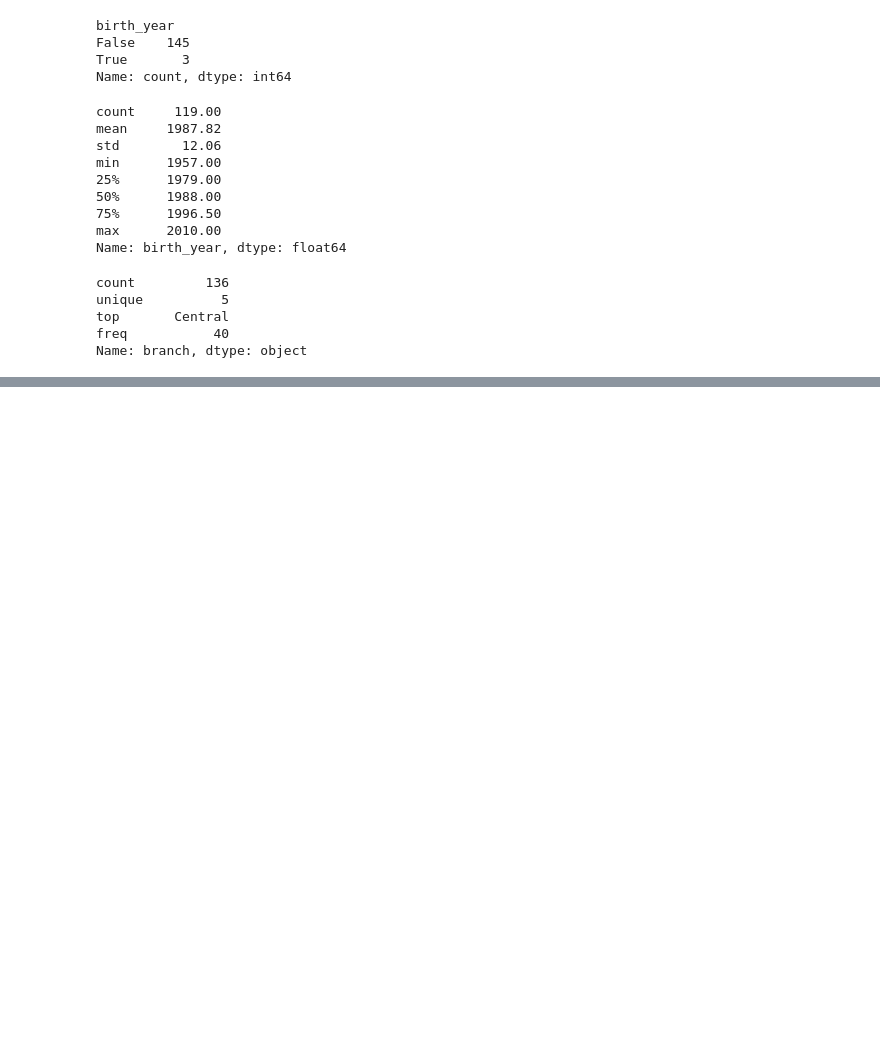
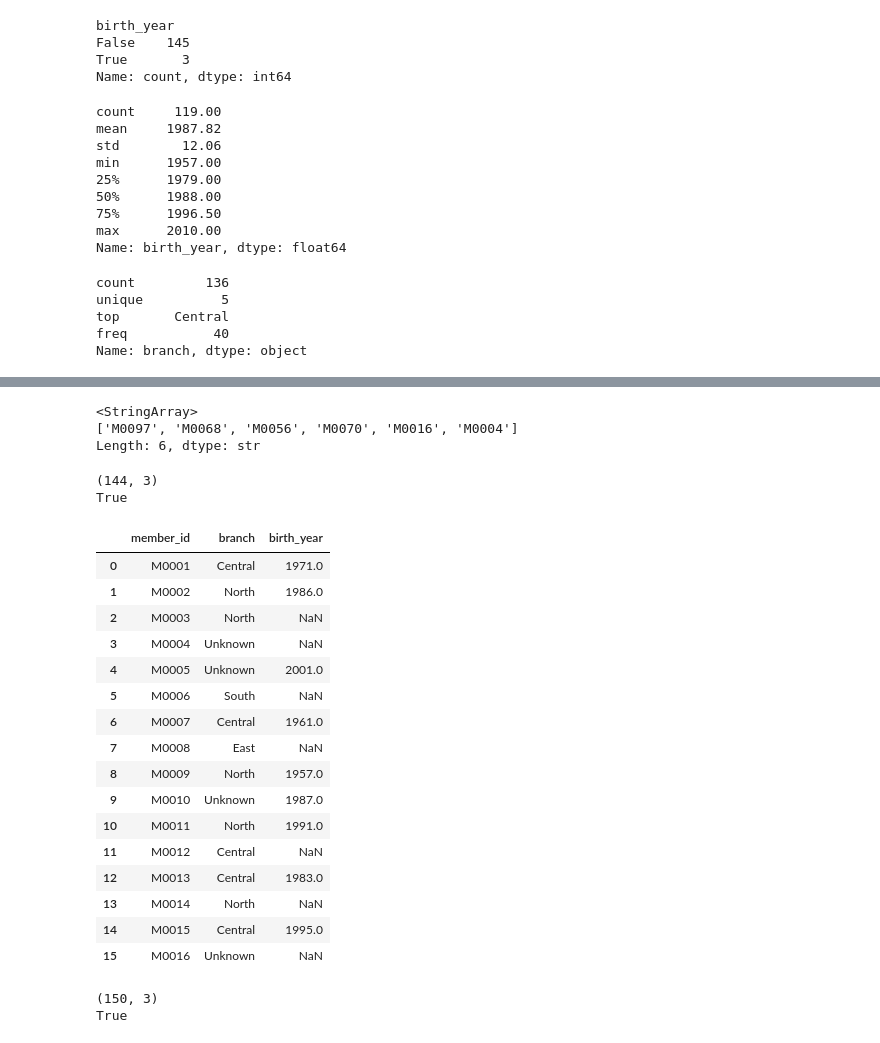
Before and after one commit to ChrisLofgreen/LABS_26-27, a Jupyter notebook: Data analysis/lab4.ipynb, the cells around one changed output, grey strips where cells are left out. Saved outputs shown, nothing was run; the diff lists cells and outputs as text; code cells hidden in the pictures; blank space fills up the shorter version.

```diff
--- a/Data analysis/lab4.ipynb
+++ b/Data analysis/lab4.ipynb
@@ -382,0 +400,5 @@ memory usage: 1.3 KB
+# %%
+members["branch"] = members["branch"].fillna("Unknown")
+
+print(members["branch"].isna().sum())
+members["branch"].value_counts()
@@ -382,0 +429,55 @@ memory usage: 1.3 KB
+# %%
+loans_test = loans_raw.copy()
+
+mask = ~loans_test["member_id"].isin(members["member_id"])
+
+loans_test.loc[mask, "member_id"].unique()
+# %% [output]
+<StringArray>
+['M0097', 'M0068', 'M0056', 'M0070', 'M0016', 'M0004']
+Length: 6, dtype: str
+# %%
+members = members.drop_duplicates().reset_index(drop=True)
+
+print(members.shape)
+print(members["member_id"].is_unique)
+# %% [output]
+(144, 3)
+True
+# %%
+new_members = pd.DataFrame({
+    "member_id": ['M0097', 'M0068', 'M0056', 'M0070', 'M0016', 'M0004'],
+    "branch": ["Unknown", "Unknown", "Unknown", "Unknown", "Unknown", "Unknown"],
+    "birth_year": [np.nan, np.nan, np.nan, np.nan, np.nan, np.nan]
+})
+
+
+members = pd.concat([members, new_members], ignore_index=True)
+# %%
+members = members.sort_values("member_id").reset_index(drop=True)
+# %%
+members.sort_values("member_id").head(16)
+# %% [output]
+|  | member_id | branch | birth_year |
+| 0 | M0001 | Central | 1971.0 |
+| 1 | M0002 | North | 1986.0 |
+| 2 | M0003 | North | NaN |
+| 3 | M0004 | Unknown | NaN |
+| 4 | M0005 | Unknown | 2001.0 |
+| 5 | M0006 | South | NaN |
+| 6 | M0007 | Central | 1961.0 |
+| 7 | M0008 | East | NaN |
+| 8 | M0009 | North | 1957.0 |
+| 9 | M0010 | Unknown | 1987.0 |
+| 10 | M0011 | North | 1991.0 |
+| 11 | M0012 | Central | NaN |
+| 12 | M0013 | Central | 1983.0 |
+| 13 | M0014 | North | NaN |
+| 14 | M0015 | Central | 1995.0 |
+| 15 | M0016 | Unknown | NaN |
+# %%
+print(members.shape)
+print(members["member_id"].is_unique)
+# %% [output]
+(150, 3)
+True
```
Also changed, not shown: parts of 6 cells of this notebook.
